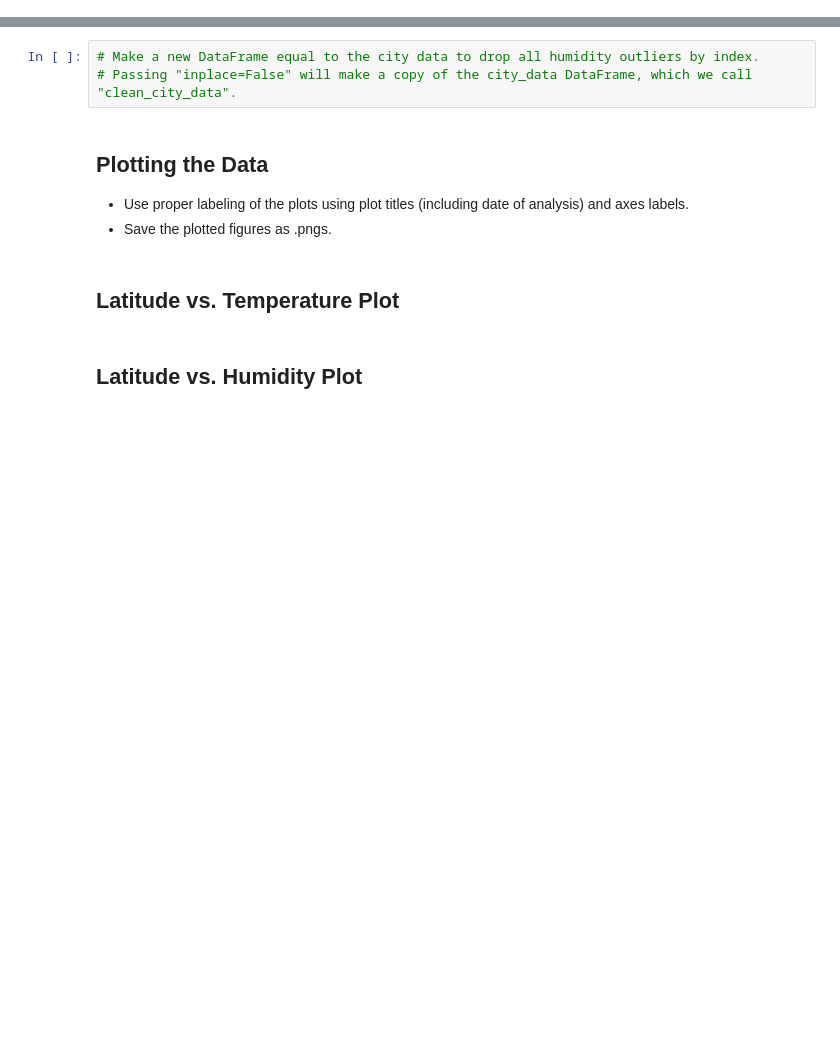
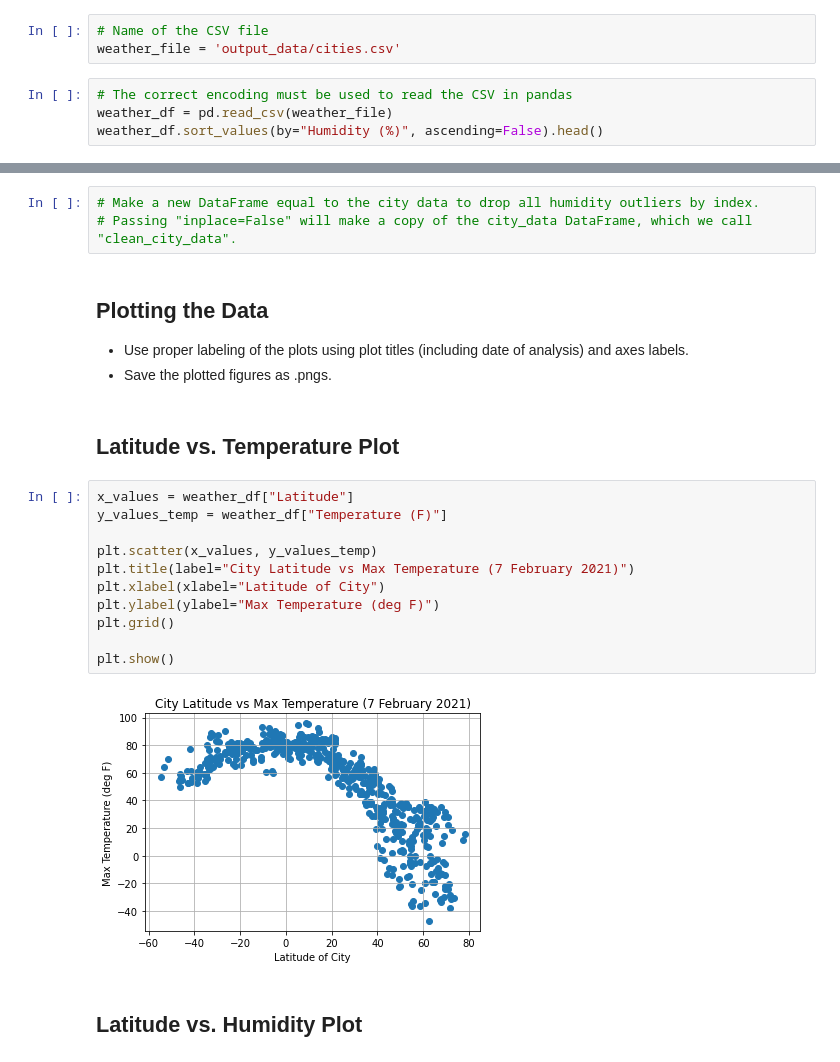
Before and after one commit to njmorr/python-api-challenge, a Jupyter notebook: WeatherPy/WeatherPy.ipynb, the cells around one changed output, grey strips where cells are left out. Saved outputs shown, nothing was run; the diff lists cells and outputs as text; blank space fills up the shorter version.

Commit message:
.latitude plots created

```diff
--- a/WeatherPy/WeatherPy.ipynb
+++ b/WeatherPy/WeatherPy.ipynb
@@ -106,3 +130,10 @@ for city in cities:
 ### Convert Raw Data to DataFrame
 * Export the city data into a .csv.
 * Display the DataFrame
+# %%
+# Name of the CSV file
+weather_file = 'output_data/cities.csv'
+# %%
+# The correct encoding must be used to read the CSV in pandas
+weather_df = pd.read_csv(weather_file)
+weather_df.sort_values(by="Humidity (%)", ascending=False).head()
@@ -121,5 +159,18 @@ Skip this step if there are no cities that have humidity > 100%.
 * Save the plotted figures as .pngs.
 # %% [markdown]
 ## Latitude vs. Temperature Plot
+# %%
+x_values = weather_df["Latitude"]
+y_values_temp = weather_df["Temperature (F)"]
+
+plt.scatter(x_values, y_values_temp)
+plt.title(label="City Latitude vs Max Temperature (7 February 2021)")
+plt.xlabel(xlabel="Latitude of City")
+plt.ylabel(ylabel="Max Temperature (deg F)")
+plt.grid()
+
+plt.show()
+# %% [output]
+[figure, added]
 # %% [markdown]
 ## Latitude vs. Humidity Plot
```
Also changed, not shown: parts of 9 cells of this notebook, 1 other file.
